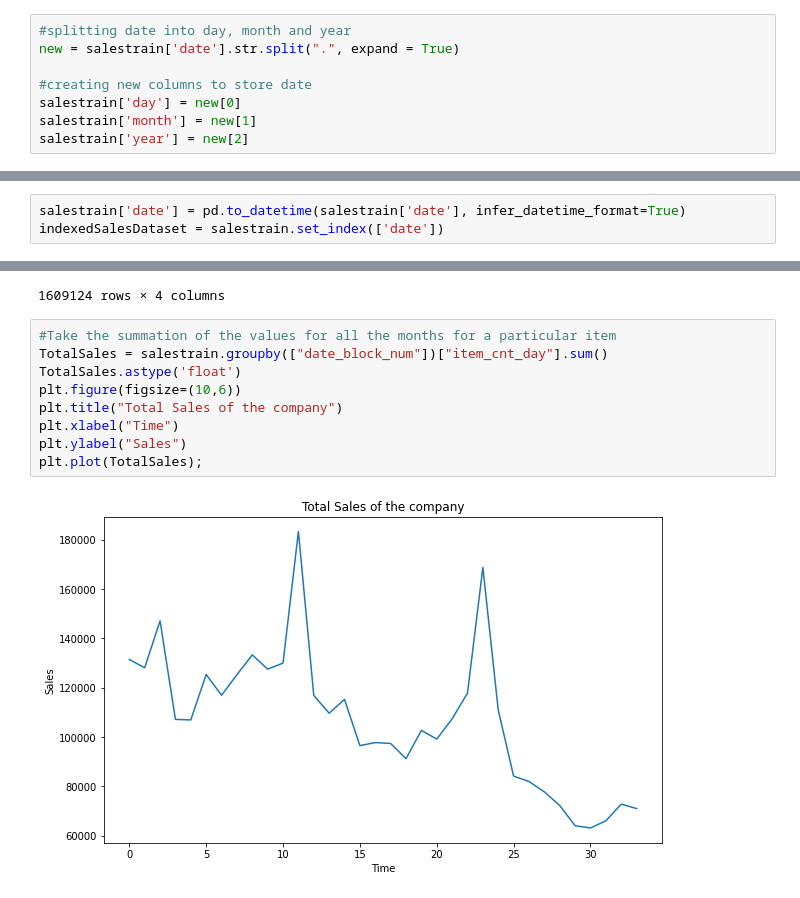
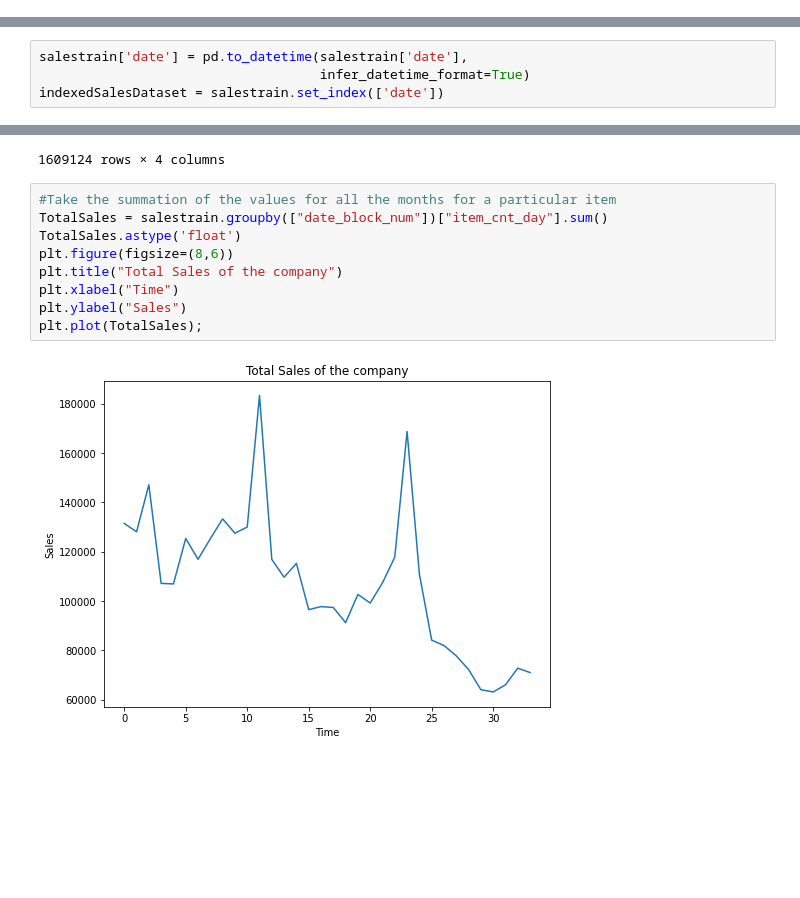
Before and after one commit to VallabhK/ExperimentsWithData, a Jupyter notebook: FutureSalesPrediction1CCompany.ipynb, the cells around one changed output, grey strips where cells are left out. Cells and saved outputs as stored; diff of their text form; blank space fills up the shorter version.

```diff
--- a/FutureSalesPrediction1CCompany.ipynb
+++ b/FutureSalesPrediction1CCompany.ipynb
@@ -36,11 +46,3 @@ salestrain.head()
 | 2 | 05.01.2013 | 0 | 25 | 2552 | 899.00 | -1.0 |
 | 3 | 06.01.2013 | 0 | 25 | 2554 | 1709.05 | 1.0 |
 | 4 | 15.01.2013 | 0 | 25 | 2555 | 1099.00 | 1.0 |
-# %%
-#splitting date into day, month and year
-new = salestrain['date'].str.split(".", expand = True)
-
-#creating new columns to store date
-salestrain['day'] = new[0]
-salestrain['month'] = new[1]
-salestrain['year'] = new[2]
@@ -84,7 +74,8 @@ plt.show()
 # %% [output]
 [figure]
 # %%
-salestrain['date'] = pd.to_datetime(salestrain['date'], infer_datetime_format=True)
+salestrain['date'] = pd.to_datetime(salestrain['date'],
+                                    infer_datetime_format=True)
 indexedSalesDataset = salestrain.set_index(['date'])
 # %%
 #Average the monthly sales and group them by month, shop_id and item_id
@@ -112,11 +105,11 @@ SalesPerMonth
 # %%
 #Take the summation of the values for all the months for a particular item
 TotalSales = salestrain.groupby(["date_block_num"])["item_cnt_day"].sum()
 TotalSales.astype('float')
-plt.figure(figsize=(10,6))
+plt.figure(figsize=(8,6))
 plt.title("Total Sales of the company")
 plt.xlabel("Time")
 plt.ylabel("Sales")
 plt.plot(TotalSales);
 # %% [output]
-[figure, old version]
+[figure, new version]
```
Also changed, not shown: parts of 20 cells of this notebook.
